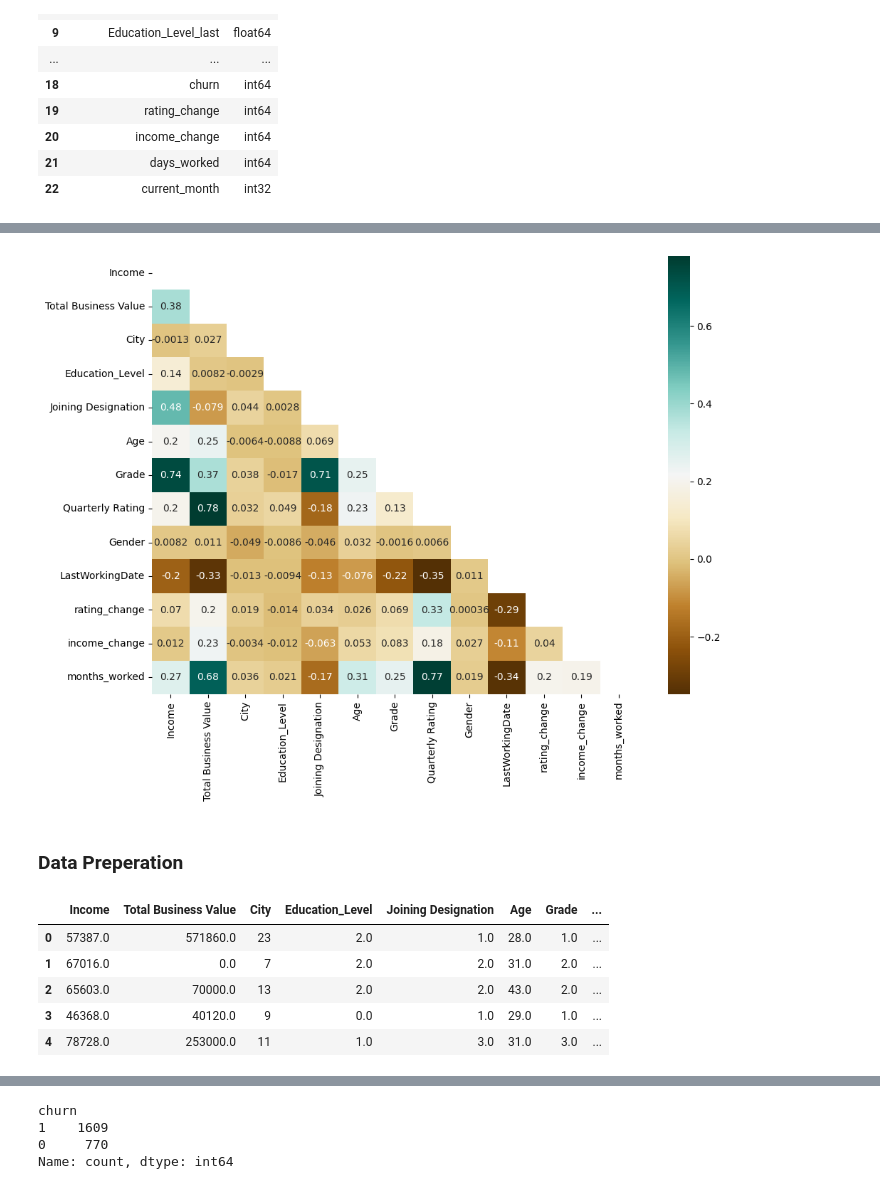
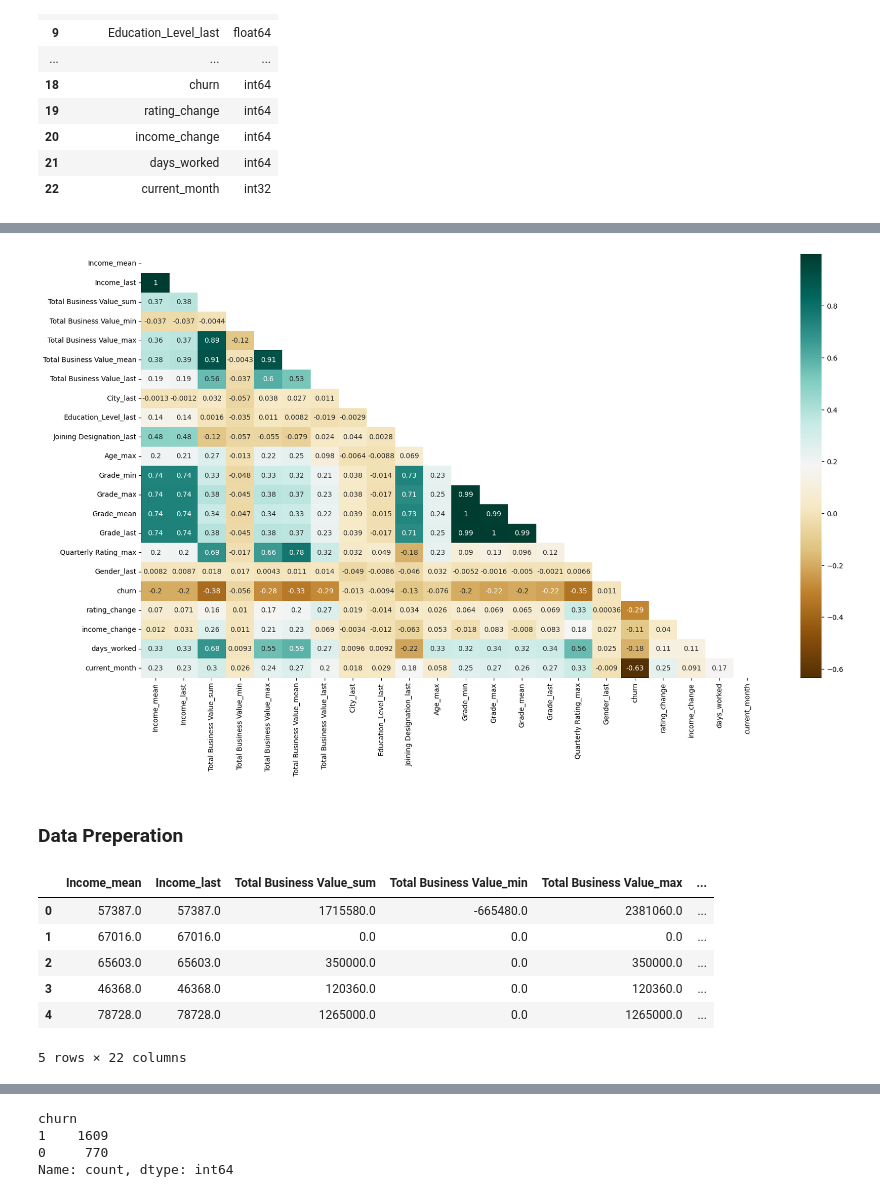
Before and after one commit to PraveenAllam93/data_science_business_cases, a Jupyter notebook: employee_churn.ipynb, the cells around one changed output, grey strips where cells are left out. Cells and saved outputs as stored; diff of their text form; code cells hidden in the pictures.

```diff
--- a/employee_churn.ipynb
+++ b/employee_churn.ipynb
@@ -374,12 +374,12 @@ modified_df.describe(include = "all")
 # %%
-modified_df.drop(["Dateofjoining", "MMM-YY", "Driver_ID"], axis = 1, inplace = True)
-modified_df["City"] = modified_df["City"].apply(lambda x : x[1:]).astype(int)
+modified_df.drop(["Driver_ID"], axis = 1, inplace = True)
+modified_df["City_last"] = modified_df["City_last"].apply(lambda x : x[1:]).astype(int)
 # %%
-fig, ax = plt.subplots(figsize=(11,8))
+fig, ax = plt.subplots(figsize=(20,11))
 sns.heatmap(modified_df.corr(), annot = True, cmap = 'BrBG', ax = ax, mask = np.triu(np.ones_like(modified_df.corr(), dtype=bool)))
 plt.show()
 # %% [output]
-[figure, old version]
+[figure, new version]
 # %% [markdown]
 ### Data Preperation
 # %%
@@ -388,10 +388,11 @@ random_seed = 42
 # %%
 modified_df.head()
 # %% [output]
-|  | Income | Total Business Value | City | Education_Level | Joining Designation | Age | Grade | ... |
-| 0 | 57387.0 | 571860.0 | 23 | 2.0 | 1.0 | 28.0 | 1.0 | ... |
-| 1 | 67016.0 | 0.0 | 7 | 2.0 | 2.0 | 31.0 | 2.0 | ... |
-| 2 | 65603.0 | 70000.0 | 13 | 2.0 | 2.0 | 43.0 | 2.0 | ... |
-| 3 | 46368.0 | 40120.0 | 9 | 0.0 | 1.0 | 29.0 | 1.0 | ... |
-| 4 | 78728.0 | 253000.0 | 11 | 1.0 | 3.0 | 31.0 | 3.0 | ... |
+|  | Income_mean | Income_last | Total Business Value_sum | Total Business Value_min | Total Business Value_max | ... |
+| 0 | 57387.0 | 57387.0 | 1715580.0 | -665480.0 | 2381060.0 | ... |
+| 1 | 67016.0 | 67016.0 | 0.0 | 0.0 | 0.0 | ... |
+| 2 | 65603.0 | 65603.0 | 350000.0 | 0.0 | 350000.0 | ... |
+| 3 | 46368.0 | 46368.0 | 120360.0 | 0.0 | 120360.0 | ... |
+| 4 | 78728.0 | 78728.0 | 1265000.0 | 0.0 | 1265000.0 | ... |
+5 rows × 22 columns
 # %%
```
Also changed, not shown: parts of 18 cells of this notebook.
